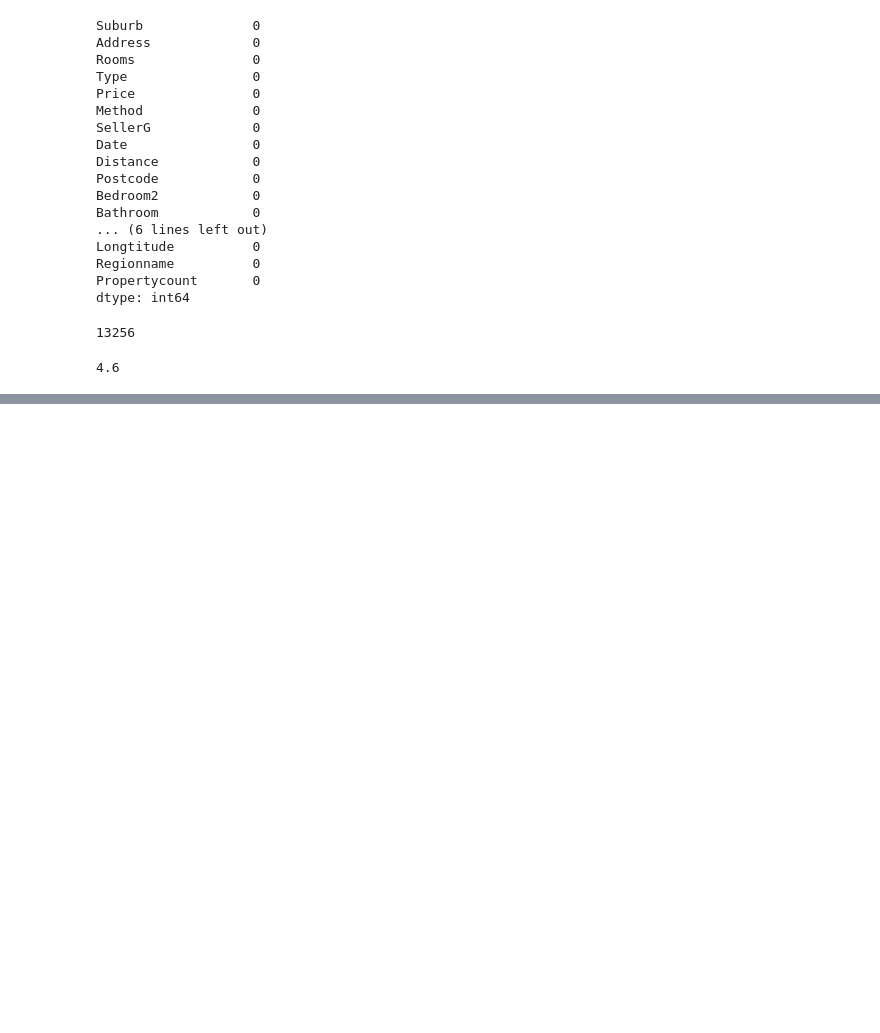
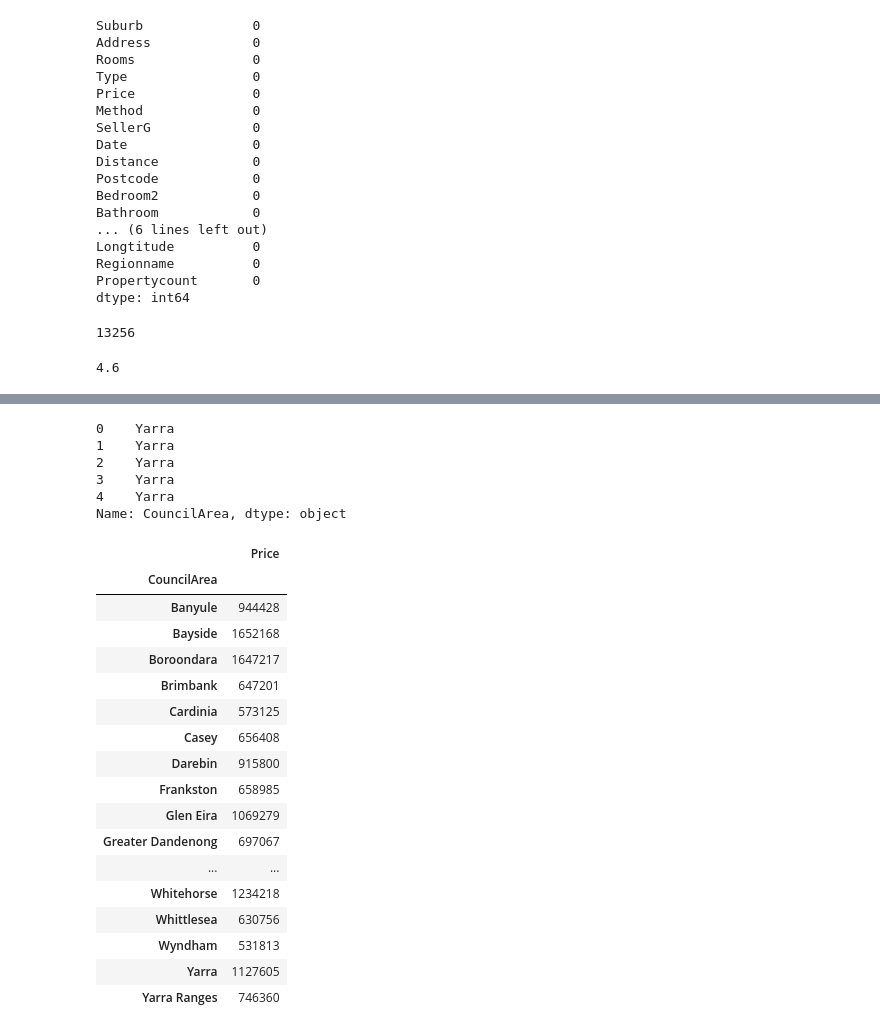
Before and after one commit to AJ-Seargeant/EDA_dashboard, a Jupyter notebook: EDA_dashboard.ipynb, the cells around one changed output, grey strips where cells are left out. Cells and saved outputs as stored; diff of their text form; code cells hidden in the pictures; blank space fills up the shorter version.

```diff
--- a/EDA_dashboard.ipynb
+++ b/EDA_dashboard.ipynb
@@ -128,0 +153,31 @@ Index(['Car', 'BuildingArea', 'YearBuilt', 'CouncilArea'], dtype='object')
+# %%
+missing_df['CouncilArea'].head()
+# %% [output]
+0    Yarra
+1    Yarra
+2    Yarra
+3    Yarra
+4    Yarra
+Name: CouncilArea, dtype: object
+# %%
+Council_vs_price = df[['Price','CouncilArea']].groupby('CouncilArea').mean()
+Council_vs_price
+# %% [output]
+|  | Price |
+| CouncilArea |  |
+| Banyule | 944428 |
+| Bayside | 1652168 |
+| Boroondara | 1647217 |
+| Brimbank | 647201 |
+| Cardinia | 573125 |
+| Casey | 656408 |
+| Darebin | 915800 |
+| Frankston | 658985 |
+| Glen Eira | 1069279 |
+| Greater Dandenong | 697067 |
+| ... | ... |
+| Whitehorse | 1234218 |
+| Whittlesea | 630756 |
+| Wyndham | 531813 |
+| Yarra | 1127605 |
+| Yarra Ranges | 746360 |
```
Also changed, not shown: parts of 10 cells of this notebook.
